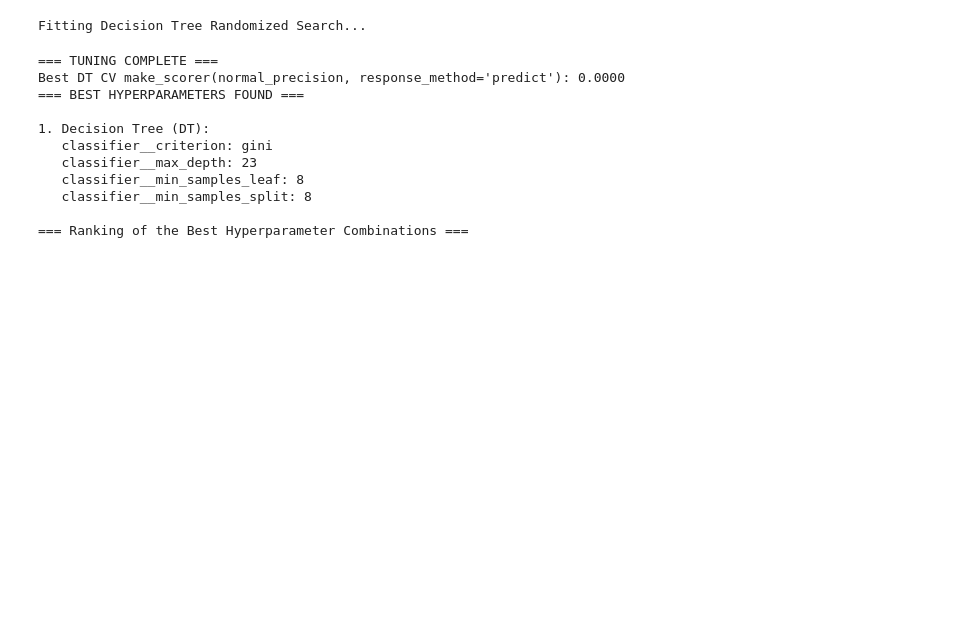
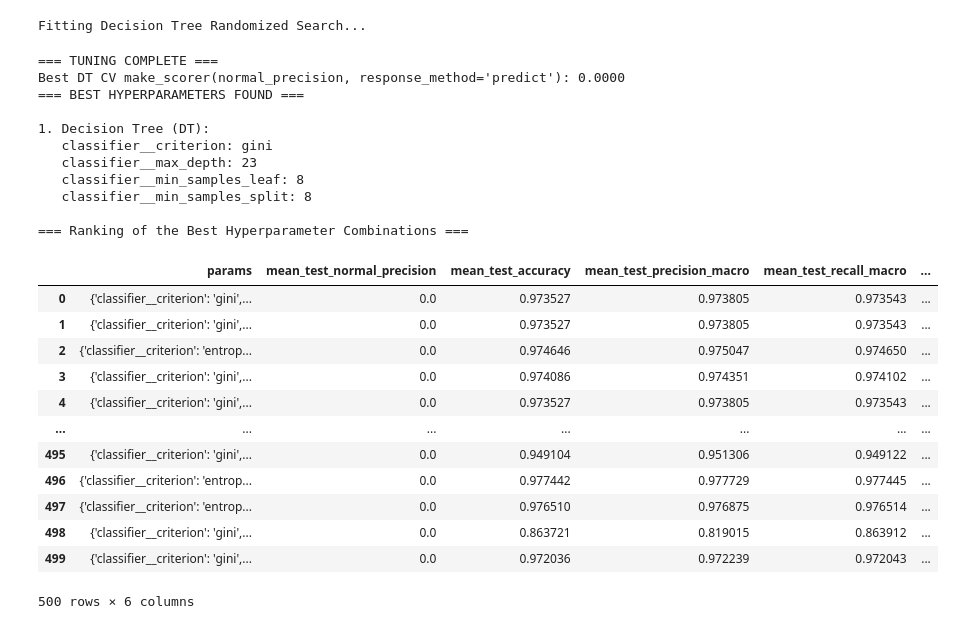
Before and after one commit to Kibestar/EE4C12---Machine-Learning-Project, a Jupyter notebook: Code/02 Task/paul/task_2_DT.ipynb, the cells around one changed output. Cells and saved outputs as stored; diff of their text form; code cells hidden in the pictures; blank space fills up the shorter version.

```diff
--- a/Code/02 Task/paul/task_2_DT.ipynb
+++ b/Code/02 Task/paul/task_2_DT.ipynb
@@ -101,30 +101,44 @@ print("\n1. Decision Tree (DT):")
 for param, value in dt_random.best_params_.items():
     print(f"   {param}: {value}")
 
 
 print("\n=== Ranking of the Best Hyperparameter Combinations ===")
 # Get the results of the randomized search
 dt_results = dt_random.cv_results_
 random_results = pd.DataFrame(dt_results).sort_values(
     "mean_test_normal_precision", ascending=False
 ).reset_index(drop=True)
 
 result_columns = [
     "params", "mean_test_normal_precision", "mean_test_accuracy",
     "mean_test_precision_macro", "mean_test_recall_macro", "mean_test_f1_macro",
 ]
 
 display_results = random_results[result_columns]
+display(display_results)
 # %% [output]
 Fitting Decision Tree Randomized Search...
 === TUNING COMPLETE ===
 Best DT CV make_scorer(normal_precision, response_method='predict'): 0.0000
 === BEST HYPERPARAMETERS FOUND ===
 
 1. Decision Tree (DT):
    classifier__criterion: gini
    classifier__max_depth: 23
    classifier__min_samples_leaf: 8
    classifier__min_samples_split: 8
 
 === Ranking of the Best Hyperparameter Combinations ===
+|  | params | mean_test_normal_precision | mean_test_accuracy | mean_test_precision_macro | mean_test_recall_macro | ... |
+| 0 | {'classifier__criterion': 'gini',... | 0.0 | 0.973527 | 0.973805 | 0.973543 | ... |
+| 1 | {'classifier__criterion': 'gini',... | 0.0 | 0.973527 | 0.973805 | 0.973543 | ... |
+| 2 | {'classifier__criterion': 'entrop... | 0.0 | 0.974646 | 0.975047 | 0.974650 | ... |
+| 3 | {'classifier__criterion': 'gini',... | 0.0 | 0.974086 | 0.974351 | 0.974102 | ... |
+| 4 | {'classifier__criterion': 'gini',... | 0.0 | 0.973527 | 0.973805 | 0.973543 | ... |
+| ... | ... | ... | ... | ... | ... | ... |
+| 495 | {'classifier__criterion': 'gini',... | 0.0 | 0.949104 | 0.951306 | 0.949122 | ... |
+| 496 | {'classifier__criterion': 'entrop... | 0.0 | 0.977442 | 0.977729 | 0.977445 | ... |
+| 497 | {'classifier__criterion': 'entrop... | 0.0 | 0.976510 | 0.976875 | 0.976514 | ... |
+| 498 | {'classifier__criterion': 'gini',... | 0.0 | 0.863721 | 0.819015 | 0.863912 | ... |
+| 499 | {'classifier__criterion': 'gini',... | 0.0 | 0.972036 | 0.972239 | 0.972043 | ... |
+500 rows × 6 columns
```
Also changed, not shown: parts of 2 cells of this notebook, 2 other files.
